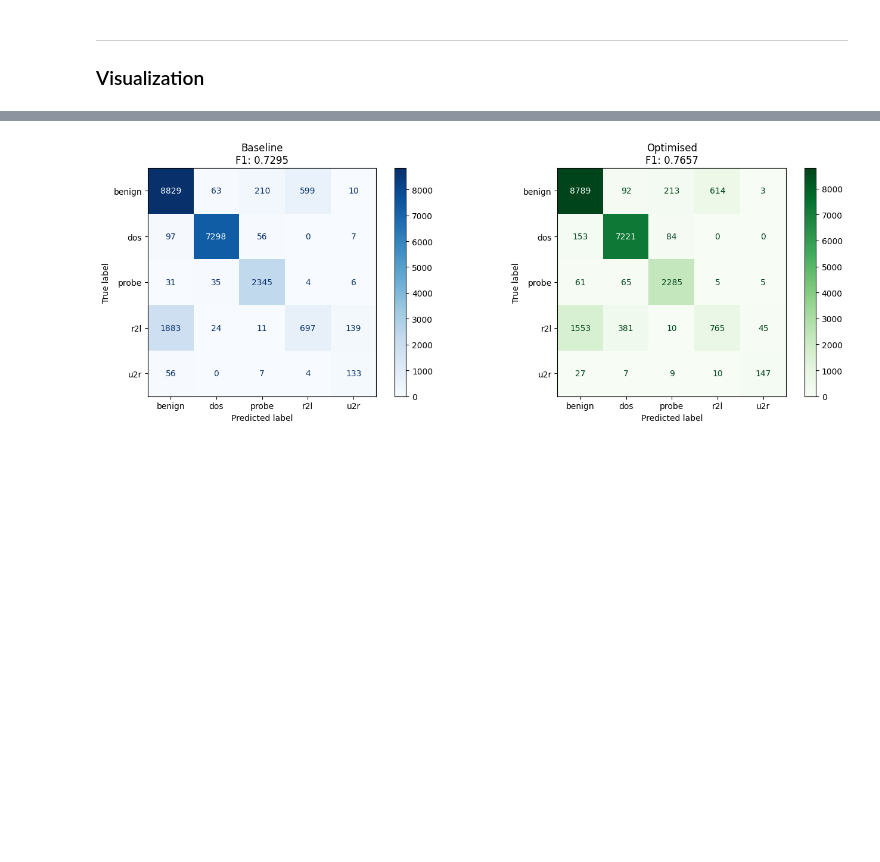
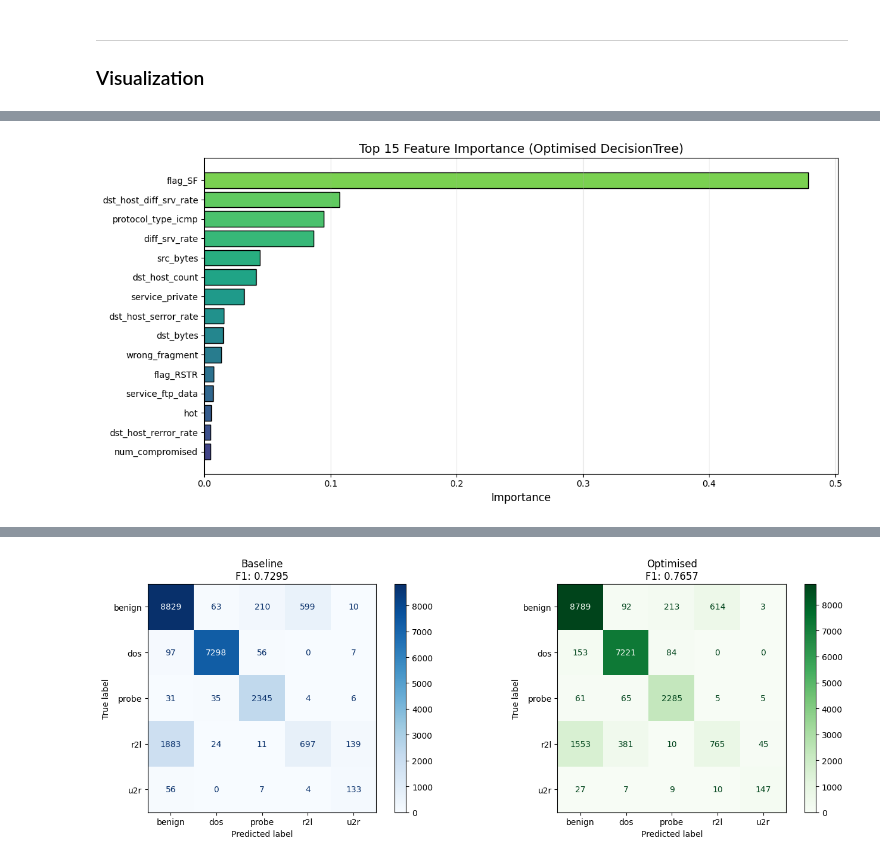
Before and after one commit to sohell-ranaa/dacs-s3, a Jupyter notebook: Assignment/notebooks/skML-complete_NonLinear.ipynb, the cells around one changed output, grey strips where cells are left out. Drawn from its saved outputs; the diff is of its cells as text; code cells hidden in the pictures; blank space fills up the shorter version.

```diff
--- a/Assignment/notebooks/skML-complete_NonLinear.ipynb
+++ b/Assignment/notebooks/skML-complete_NonLinear.ipynb
@@ -889,0 +970,23 @@ Optimised DecisionTree:
+# %%
+# Visualization 3: Feature Importance (Top 15)
+feature_importance = best_clf.feature_importances_
+feature_names = X_train.columns
+
+# Sort by importance
+indices = np.argsort(feature_importance)[::-1][:15]  # Top 15
+
+fig, ax = plt.subplots(figsize=(12, 6))
+
+colors = plt.cm.viridis(np.linspace(0.2, 0.8, 15))
+bars = ax.barh(range(15), feature_importance[indices][::-1], color=colors, edgecolor='black')
+
+ax.set_yticks(range(15))
+ax.set_yticklabels([feature_names[i] for i in indices][::-1])
+ax.set_xlabel('Importance', fontsize=12)
+ax.set_title('Top 15 Feature Importance (Optimised DecisionTree)', fontsize=14)
+ax.grid(axis='x', alpha=0.3)
+
+plt.tight_layout()
+plt.show()
+# %% [output]
+[figure, added]
```
Also changed, not shown: parts of 9 cells of this notebook.
